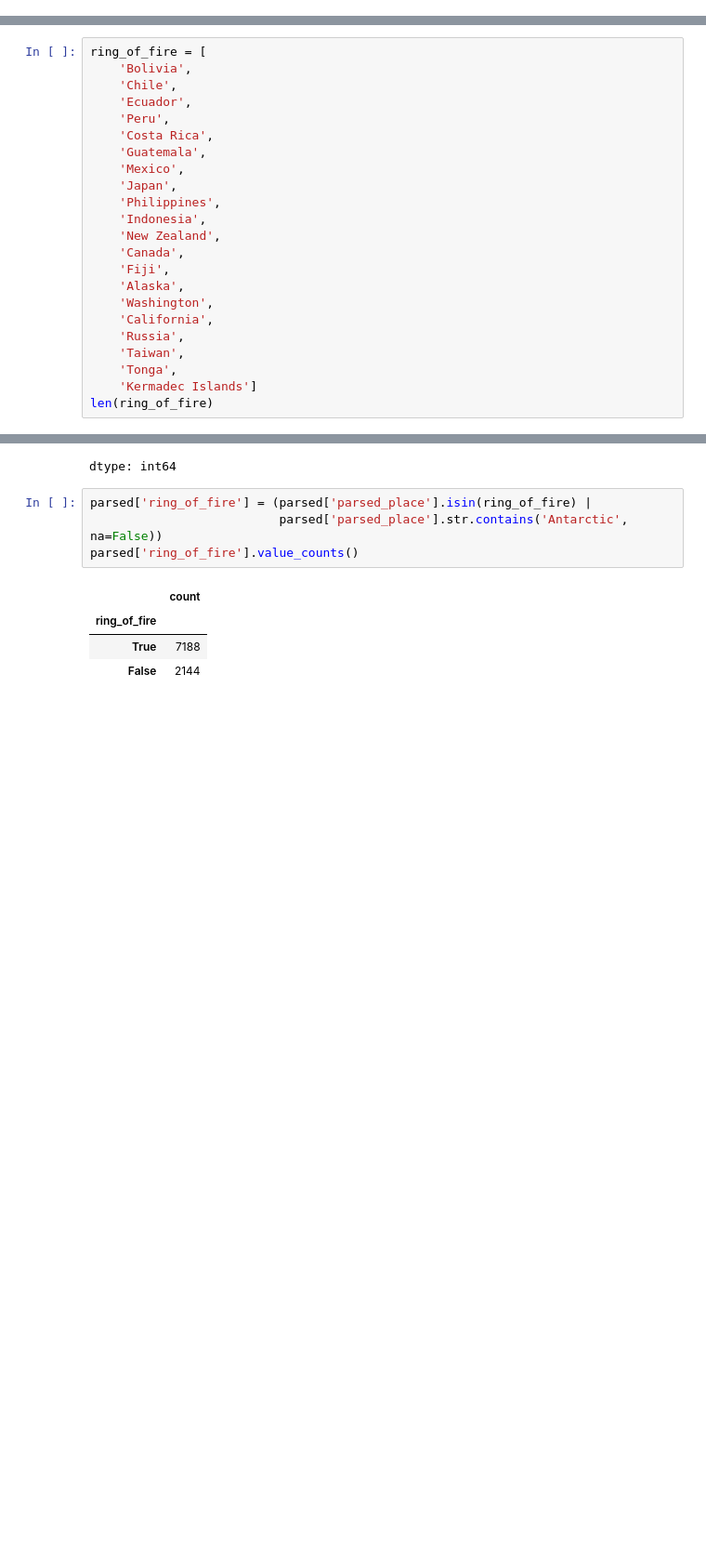
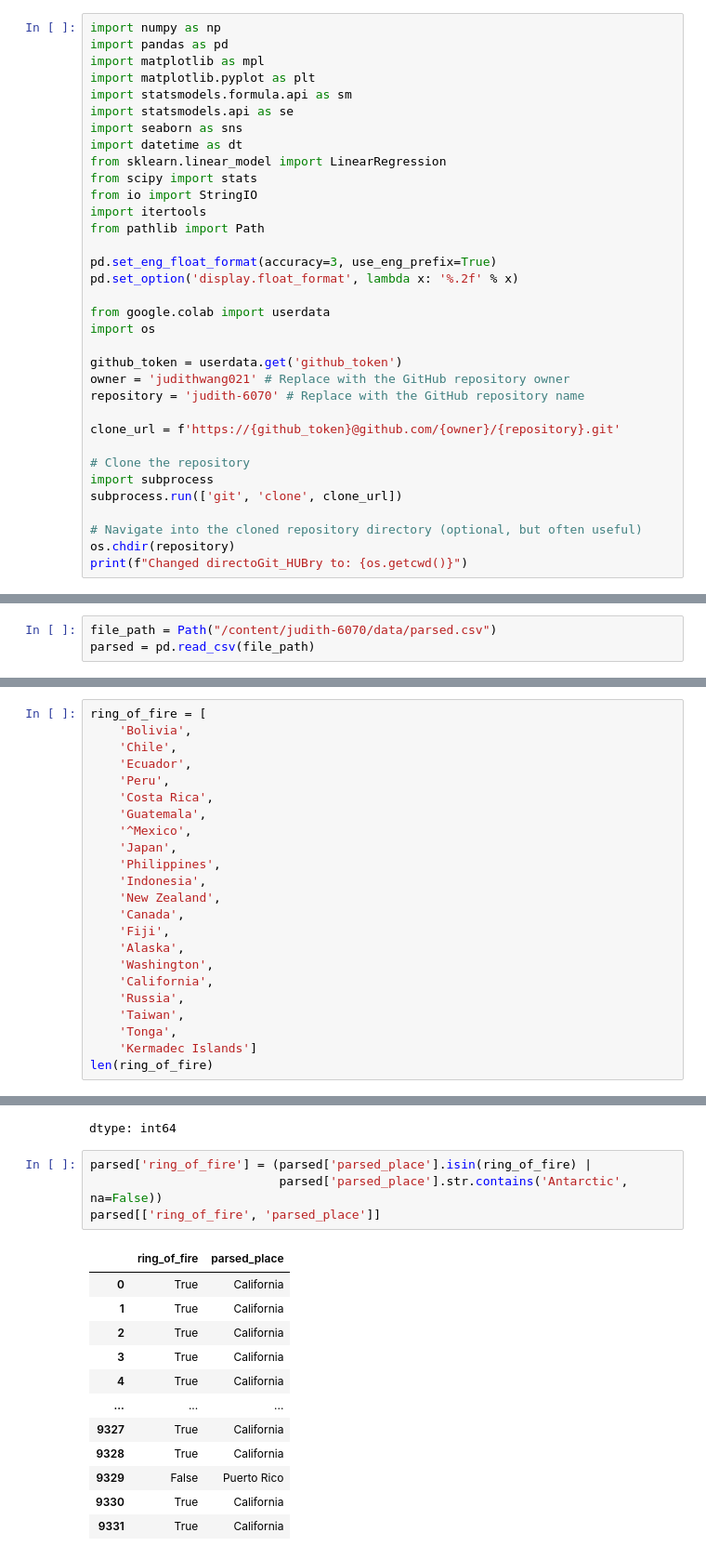
Before and after one commit to judithwang021/judith-6070, a Jupyter notebook: WeeklyModules/Week04/Assignment4.ipynb, the cells around one changed output, grey strips where cells are left out. Shown at 93% size. Saved outputs shown, nothing was run; the diff lists cells and outputs as text; blank space fills up the shorter version.

```diff
--- a/WeeklyModules/Week04/Assignment4.ipynb
+++ b/WeeklyModules/Week04/Assignment4.ipynb
@@ -10,0 +3,34 @@ parsed = pd.read_csv('/content/drive/MyDrive/parsed.csv')
+# %%
+import numpy as np
+import pandas as pd
+import matplotlib as mpl
+import matplotlib.pyplot as plt
+import statsmodels.formula.api as sm
+import statsmodels.api as se
+import seaborn as sns
+import datetime as dt
+from sklearn.linear_model import LinearRegression
+from scipy import stats
+from io import StringIO
+import itertools
+from pathlib import Path
+
+pd.set_eng_float_format(accuracy=3, use_eng_prefix=True)
+pd.set_option('display.float_format', lambda x: '%.2f' % x)
+
+from google.colab import userdata
+import os
+
+github_token = userdata.get('github_token')
+owner = 'judithwang021' # Replace with the GitHub repository owner
+repository = 'judith-6070' # Replace with the GitHub repository name
+
+clone_url = f'https://{github_token}@github.com/{owner}/{repository}.git'
+
+# Clone the repository
+import subprocess
+subprocess.run(['git', 'clone', clone_url])
+
+# Navigate into the cloned repository directory (optional, but often useful)
+os.chdir(repository)
+print(f"Changed directoGit_HUBry to: {os.getcwd()}")
@@ -11,3 +39,6 @@ parsed = pd.read_csv('/content/drive/MyDrive/parsed.csv')
+# %%
+file_path = Path("/content/judith-6070/data/parsed.csv")
+parsed = pd.read_csv(file_path)
 # %%
 japan_mb = parsed[(parsed['parsed_place'] == 'Japan') &
                   (parsed['magType'] == 'mb')]
@@ -44,7 +75,7 @@ ring_of_fire = [
     'Peru',
     'Costa Rica',
     'Guatemala',
-    'Mexico',
+    '^Mexico',
     'Japan',
     'Philippines',
     'Indonesia',
@@ -74,9 +105,17 @@ dtype: int64
 # %%
 parsed['ring_of_fire'] = (parsed['parsed_place'].isin(ring_of_fire) |
                           parsed['parsed_place'].str.contains('Antarctic', na=False))
-parsed['ring_of_fire'].value_counts()
+parsed[['ring_of_fire', 'parsed_place']]
 # %% [output]
-|  | count |
-| ring_of_fire |  |
-| True | 7188 |
-| False | 2144 |
+|  | ring_of_fire | parsed_place |
+| 0 | True | California |
+| 1 | True | California |
+| 2 | True | California |
+| 3 | True | California |
+| 4 | True | California |
+| ... | ... | ... |
+| 9327 | True | California |
+| 9328 | True | California |
+| 9329 | False | Puerto Rico |
+| 9330 | True | California |
+| 9331 | True | California |
```
Also changed, not shown: parts of 9 cells of this notebook.
